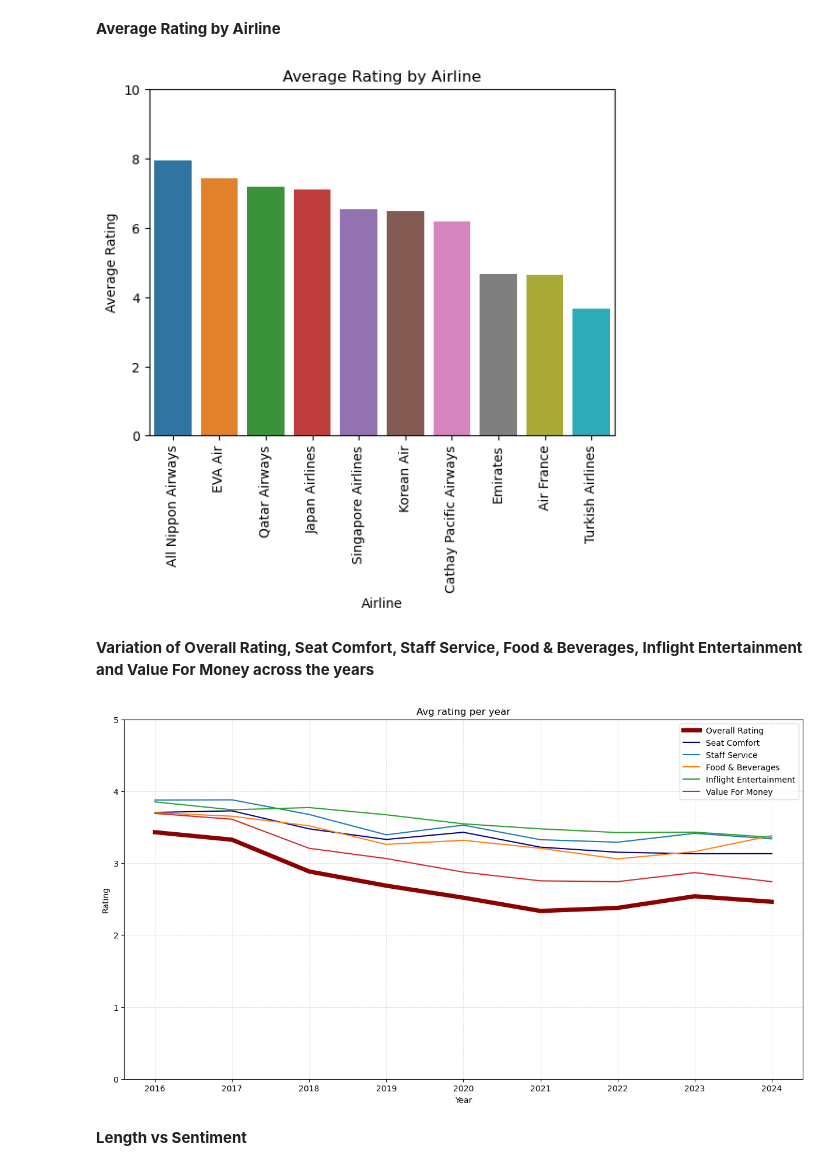
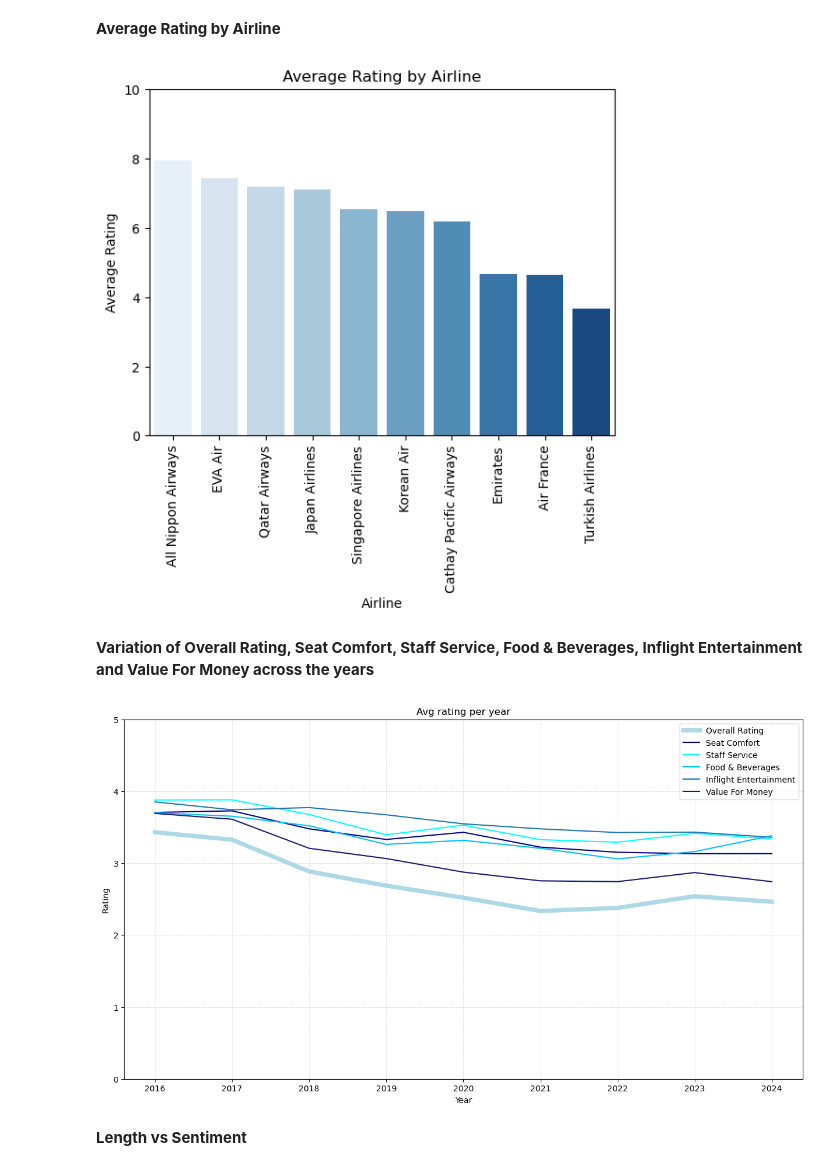
Before and after one commit to yeozs/MannheimDMProject, a Jupyter notebook: 1_EDA.ipynb, the cells around one changed output. Cells and saved outputs as stored; diff of their text form; code cells hidden in the pictures.

```diff
--- a/1_EDA.ipynb
+++ b/1_EDA.ipynb
@@ -279,16 +282,16 @@ plt.show()
 **Average Rating by Airline**
 # %%
 dataset_temp = dataset[['Overall Rating','Airline']].groupby(['Airline']).mean().sort_values(by = 'Overall Rating', ascending= False).reset_index()
-sns.barplot(data= dataset_temp, x='Airline', y='Overall Rating')
+sns.barplot(data= dataset_temp, x='Airline', y='Overall Rating', palette = 'Blues')
 
 plt.ylim(0, 10)
 plt.xticks(rotation=90)
 plt.xlabel('Airline')
 plt.ylabel('Average Rating')
 plt.title('Average Rating by Airline')
 plt.show()
 # %% [output]
-[figure, old version]
+[figure, new version]
 # %% [markdown]
 **Variation of Overall Rating, Seat Comfort,  Staff Service, Food & Beverages, Inflight Entertainment and Value For Money across the years**
 # %%
@@ -301,12 +304,12 @@ avg_Value_For_Money_ratings_per_year = dataset.groupby(['Year'])['Value For Mone
 
 
 fig, ax = plt.subplots(figsize=(15,8))
-avg_overall_rating_per_year.plot(kind = 'line',ax = ax, color = 'darkred', linewidth = 5.3)
+avg_overall_rating_per_year.plot(kind = 'line',ax = ax, color = 'lightblue', linewidth = 5.3)
 avg_seat_comfort_rating_per_year.plot(kind = 'line',ax = ax, color = 'darkblue')
-avg_staff_service_rating_per_year.plot(kind = 'line',ax = ax)
-avg_Food_n_Beverages_ratings_per_year.plot(kind = 'line',ax = ax)
+avg_staff_service_rating_per_year.plot(kind = 'line',ax = ax, color = 'aqua')
+avg_Food_n_Beverages_ratings_per_year.plot(kind = 'line',ax = ax, color = 'deepskyblue')
 avg_Inflight_Entertainment_ratings_per_year.plot(kind = 'line',ax = ax)
-avg_Value_For_Money_ratings_per_year.plot(kind = 'line',ax = ax)
+avg_Value_For_Money_ratings_per_year.plot(kind = 'line',ax = ax, color = 'midnightblue')
 
 ax.set_title('Avg rating per year')
 ax.set_xlabel('Year')
@@ -317,7 +320,7 @@ ax.grid(color='lightgrey', linestyle='--', linewidth=0.5)
 ax.legend()
 plt.show()
 # %% [output]
-[figure, old version]
+[figure, new version]
 # %% [markdown]
 **Length vs Sentiment**
 # %% [markdown]
```
Also changed, not shown: parts of 5 cells of this notebook, 2 other files.
